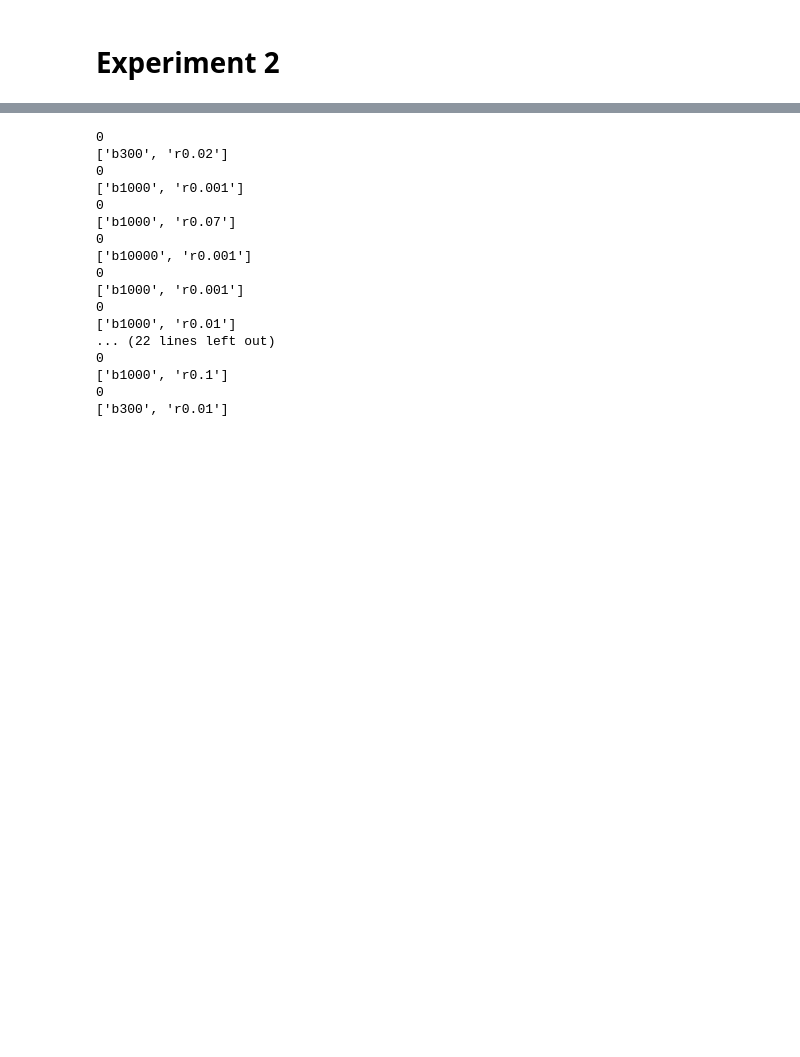
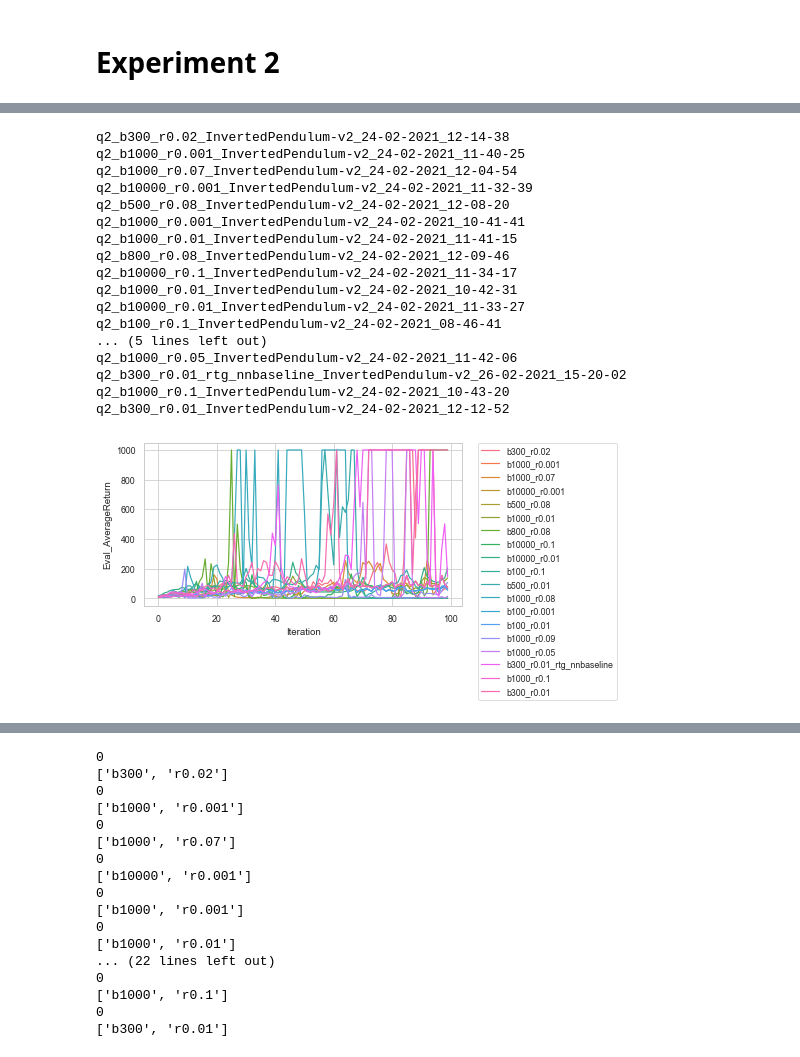
Before and after one commit to MinWang1997/CS285-Deep-Reinforcement-Learning, a Jupyter notebook: homework_fall2020-master/hw2/dataviz.ipynb, the cells around one changed output, grey strips where cells are left out. Saved outputs shown, nothing was run; the diff lists cells and outputs as text; code cells hidden in the pictures; blank space fills up the shorter version.

```diff
--- a/homework_fall2020-master/hw2/dataviz.ipynb
+++ b/homework_fall2020-master/hw2/dataviz.ipynb
@@ -128,22 +127,34 @@ def read_data(exp_name, env_name):
 
             #____get experiment and seed name____ from filename. To automaticly generate plot legend
             split = filename.split('_')#split folder name of experement data
-            Exp_list = split[1:split.index('seed')]
-            Exp = '_'.join(Exp_list)
-            #print('split',split)
-            #print(Exp_list)
-            #print('Exp',Exp)
-            seed_list= split[split.index('seed'):split.index(env_name)]
-            seed = '_'.join(seed_list)
+
+            if 'seed' in split:
+                Exp_list = split[1:split.index('seed')]
+                Exp = '_'.join(Exp_list)
+                #print('split',split)
+                #print(Exp_list)
+                #print('Exp',Exp)
+                seed_list= split[split.index('seed'):split.index(env_name)]
+                seed = '_'.join(seed_list)
+            else:
+                Exp_list = split[1:split.index(env_name)]
+                Exp = '_'.join(Exp_list)
+
+
+
+
 
 
             #____create dataset____
             data = pd.DataFrame({'Iteration': range(len(X)),
                                  'Experiment': np.repeat(Exp, len(X)),
-                                 'seed':np.repeat(seed,len(X)),
+                                 #'seed':np.repeat(seed,len(X)),
                                  'Train_EnvstepsSoFar': X,
                                  'Eval_AverageReturn': Y})
             #data['Eval_AverageReturn_Smooth'] = data['Eval_AverageReturn'].ewm(alpha=0.6).mean()
+            if 'seed' in split:
+                data['seed']=np.repeat(seed,len(X))
+
             full_data = pd.concat([full_data, data], axis=0, ignore_index=True)
             full_data.head()
 
@@ -294,0 +272,25 @@ q2_b300_r0.01_InvertedPendulum-v2_24-02-2021_12-12-52
+# %%
+
+
+data_q2 = read_data('q2','InvertedPendulum-v2')
+data_q2
+#plot_return(data_q2, 'q2')
+# %% [output]
+q2_b300_r0.02_InvertedPendulum-v2_24-02-2021_12-14-38
+q2_b1000_r0.001_InvertedPendulum-v2_24-02-2021_11-40-25
+q2_b1000_r0.07_InvertedPendulum-v2_24-02-2021_12-04-54
+q2_b10000_r0.001_InvertedPendulum-v2_24-02-2021_11-32-39
+q2_b500_r0.08_InvertedPendulum-v2_24-02-2021_12-08-20
+q2_b1000_r0.001_InvertedPendulum-v2_24-02-2021_10-41-41
+q2_b1000_r0.01_InvertedPendulum-v2_24-02-2021_11-41-15
+q2_b800_r0.08_InvertedPendulum-v2_24-02-2021_12-09-46
+q2_b10000_r0.1_InvertedPendulum-v2_24-02-2021_11-34-17
+q2_b1000_r0.01_InvertedPendulum-v2_24-02-2021_10-42-31
+q2_b10000_r0.01_InvertedPendulum-v2_24-02-2021_11-33-27
+q2_b100_r0.1_InvertedPendulum-v2_24-02-2021_08-46-41
+... (5 lines left out)
+q2_b1000_r0.05_InvertedPendulum-v2_24-02-2021_11-42-06
+q2_b300_r0.01_rtg_nnbaseline_InvertedPendulum-v2_26-02-2021_15-20-02
+q2_b1000_r0.1_InvertedPendulum-v2_24-02-2021_10-43-20
+q2_b300_r0.01_InvertedPendulum-v2_24-02-2021_12-12-52
+[figure, added]
```
Also changed, not shown: parts of 9 cells of this notebook, 3 other files.
